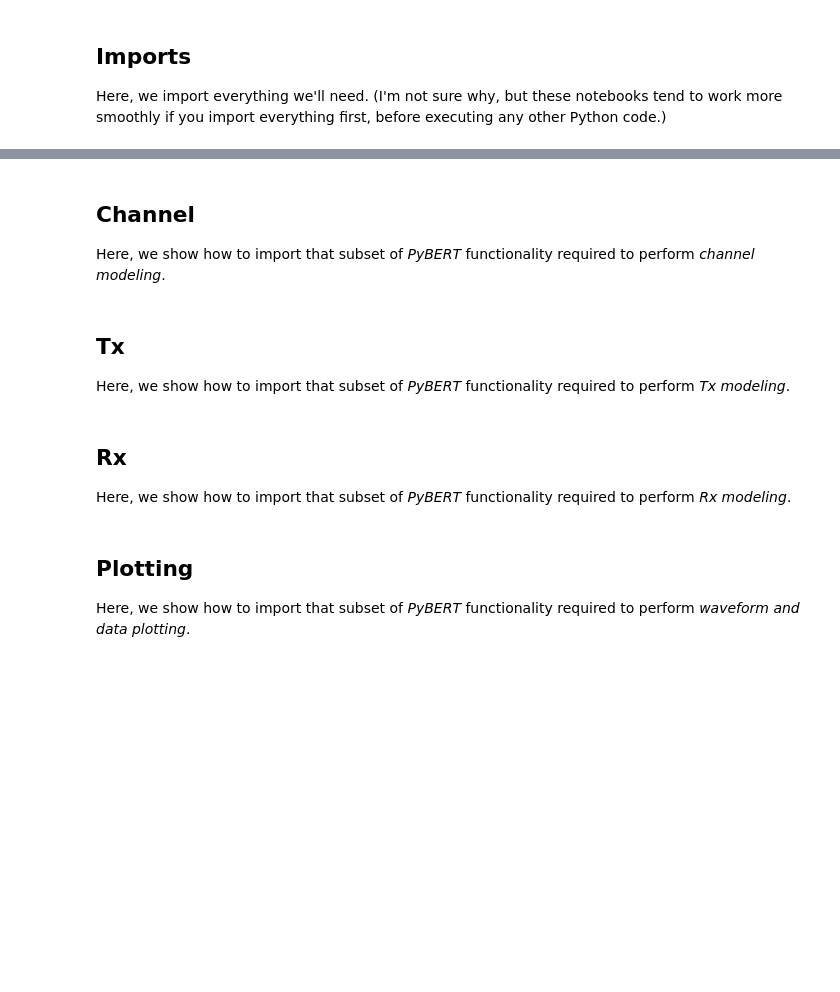
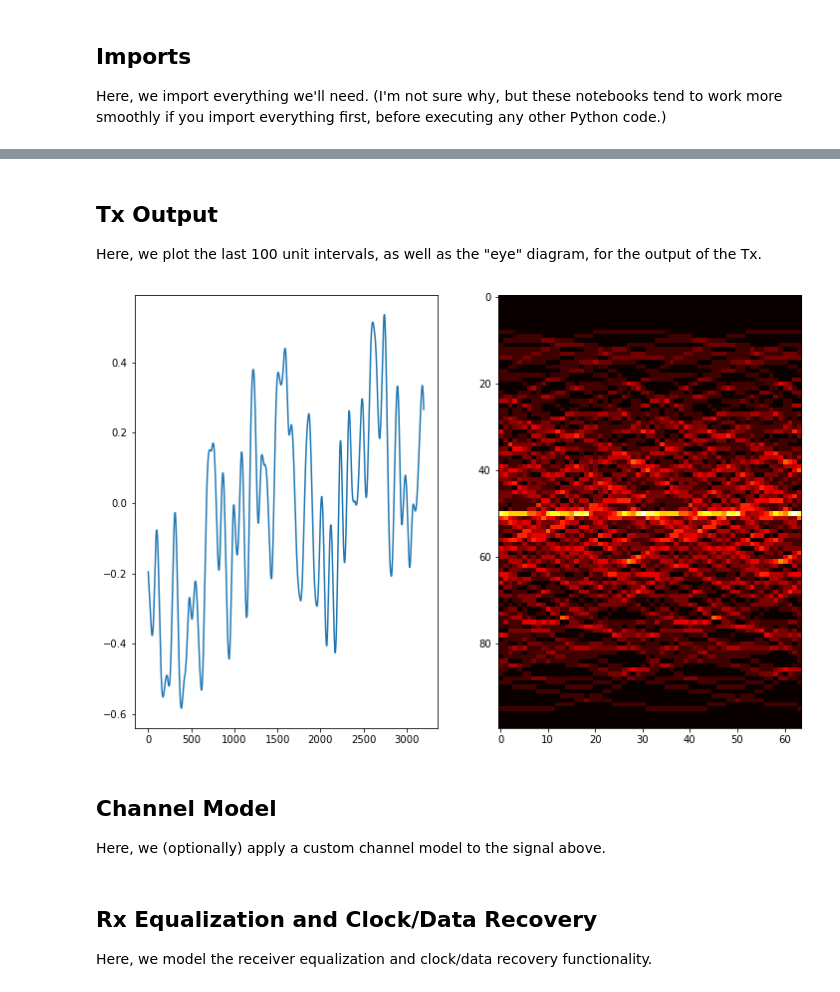
Before and after one commit to capn-freako/PyBERT, a Jupyter notebook: misc/PyBERTasLibrary.ipynb, the cells around one changed output, grey strips where cells are left out. Cells and saved outputs as stored; diff of their text form; code cells hidden in the pictures; blank space fills up the shorter version.

```diff
--- a/misc/PyBERTasLibrary.ipynb
+++ b/misc/PyBERTasLibrary.ipynb
@@ -23,7 +23,8 @@ Furthermore, this example shows how to import _PyBERT_ functionality into a high
 
 If you get lucky, you might get away w/ only editing this section.
 # %%
-TX_IBIS_FILE = "/Users/dbanas/Documents/Projects/ibisami/example/example_tx.ibs"
+TX_IBIS_FILE = "../../ibisami/example/example_tx.ibs"
+RX_IBIS_FILE = "../../ibisami/example/example_rx.ibs"
 # %% [markdown]
 ## Imports
 
@@ -35,7 +36,6 @@ Here, we import everything we'll need.
 import sys
 import pprint
 
-#pprint.pp(sys.path)
 print(f"Python executable: {sys.executable}")
 print(f"Python exec_prefix: {sys.exec_prefix}")
 print(f"Python prefix: {sys.prefix}")
@@ -47,10 +47,21 @@ import numpy             as np
 import scipy.signal      as sig
 
 import pybert            as pb
+import pyibisami         as pyami
+
 from pybert.pybert       import PyBERT
+from pybert.pybert_cntrl import my_run_simulation
+from pybert.pybert_util  import calc_eye
 
-print(f"PyBERT version: {pb.__version__}")
-print(f"\tat: {pb.__file__}")
+from pyibisami.ami_model import AMIModel, AMIModelInitializer
+
+print(f"PyBERT at: {pb.__file__}")
+print(f"\tversion: {pb.__version__}")
+
+print(f"PyAMI at: {pyami.__file__}")
+print(f"\tversion: {pyami.__version__}")
+
+plt.rcParams['figure.figsize'] = [12, 8]
 # %% [output]
 Python executable: /Users/dbanas/opt/anaconda3/envs/pybert-dev/bin/python
 Python exec_prefix: /Users/dbanas/opt/anaconda3/envs/pybert-dev
@@ -95,8 +159,27 @@ assert (myPyBERT.tx_dll_valid)
 # %% [markdown]
-## Channel
+## Tx Output
 
-Here, we show how to import that subset of _PyBERT_ functionality required to perform _channel modeling_.
+Here, we plot the last 100 unit intervals, as well as the "eye" diagram, for the output of the Tx.
+# %%
+sig = myPyBERT.rx_in  # `tx_out` is the ideal "bit stream".
+
+def plotsig(sig):
+    """Plot last 100 unit intervals, as well as the 'eye' diagram, of a signal.
+    """
+    ys    = sig[-eye_bits*nspb:]
+    y_max = np.max(ys) * 1.1
+    img   = calc_eye(ui, nspb, 100, ys, y_max)
+    plt.subplot(121)
+    plt.plot(sig[-100*nspb:])
+    plt.subplot(122)
+    plt.hot()
+    plt.imshow(img, aspect="auto")
+    plt.show()
+
+plotsig(sig)
+# %% [output]
+[figure, added]
 # %% [markdown]
-## Tx
+## Channel Model
 
-Here, we show how to import that subset of _PyBERT_ functionality required to perform _Tx modeling_.
+Here, we (optionally) apply a custom channel model to the signal above.
@@ -103,8 +190,4 @@ Here, we show how to import that subset of _PyBERT_ functionality required to pe
 # %% [markdown]
-## Rx
+## Rx Equalization and Clock/Data Recovery
 
-Here, we show how to import that subset of _PyBERT_ functionality required to perform _Rx modeling_.
+Here, we model the receiver equalization and clock/data recovery functionality.
-# %% [markdown]
-## Plotting
-
-Here, we show how to import that subset of _PyBERT_ functionality required to perform _waveform and data plotting_.
```
Also changed, not shown: parts of 7 cells of this notebook, 1 other file.
